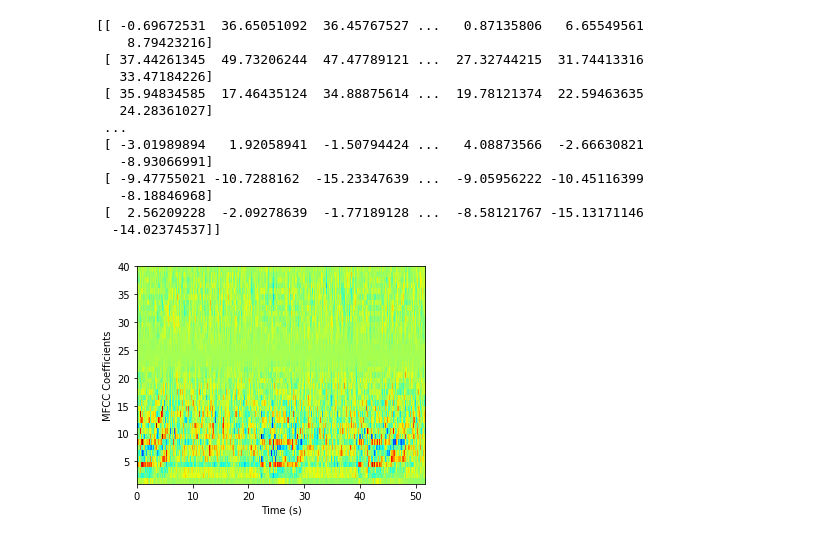
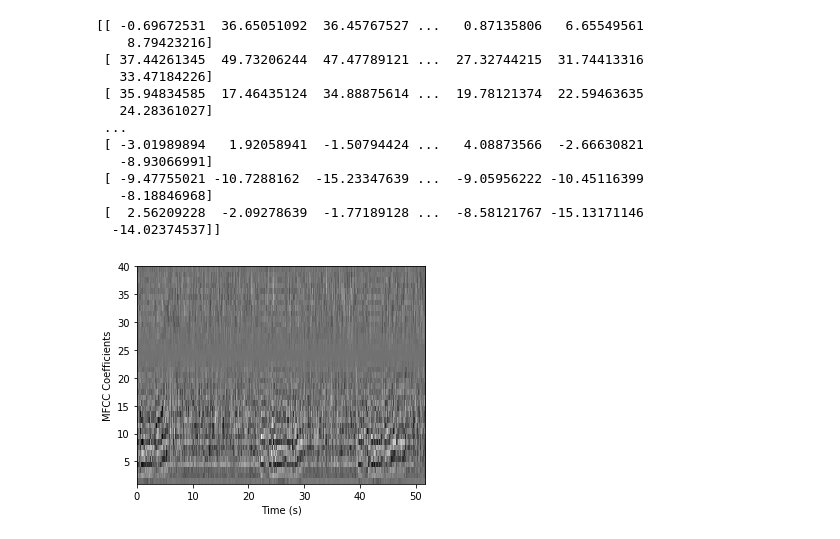
Before and after one commit to BAD-Classifier/Signal-Processing, a Jupyter notebook: MFCC_Final.ipynb, the cells around one changed output. Saved outputs shown, nothing was run; the diff lists cells and outputs as text; code cells hidden in the pictures.

```diff
--- a/MFCC_Final.ipynb
+++ b/MFCC_Final.ipynb
@@ -242,9 +242,9 @@ print(filter_banks)
 # %%
 mfcc -= (numpy.mean(mfcc, axis=0) + numpy.finfo(float).eps)
 
-plt.imshow(numpy.flipud(mfcc.T), cmap=cm.jet, extent=[0,total_time,1,numceps])
+plt.imshow(numpy.flipud(mfcc.T), cmap=cm.gray_r, extent=[0,total_time,1,numceps])
 plt.ylabel('MFCC Coefficients')
 plt.xlabel('Time (s)')
 plt.show()
 # %% [output]
-[figure, old version]
+[figure, new version]
```
Also changed, not shown: 1 other file.
